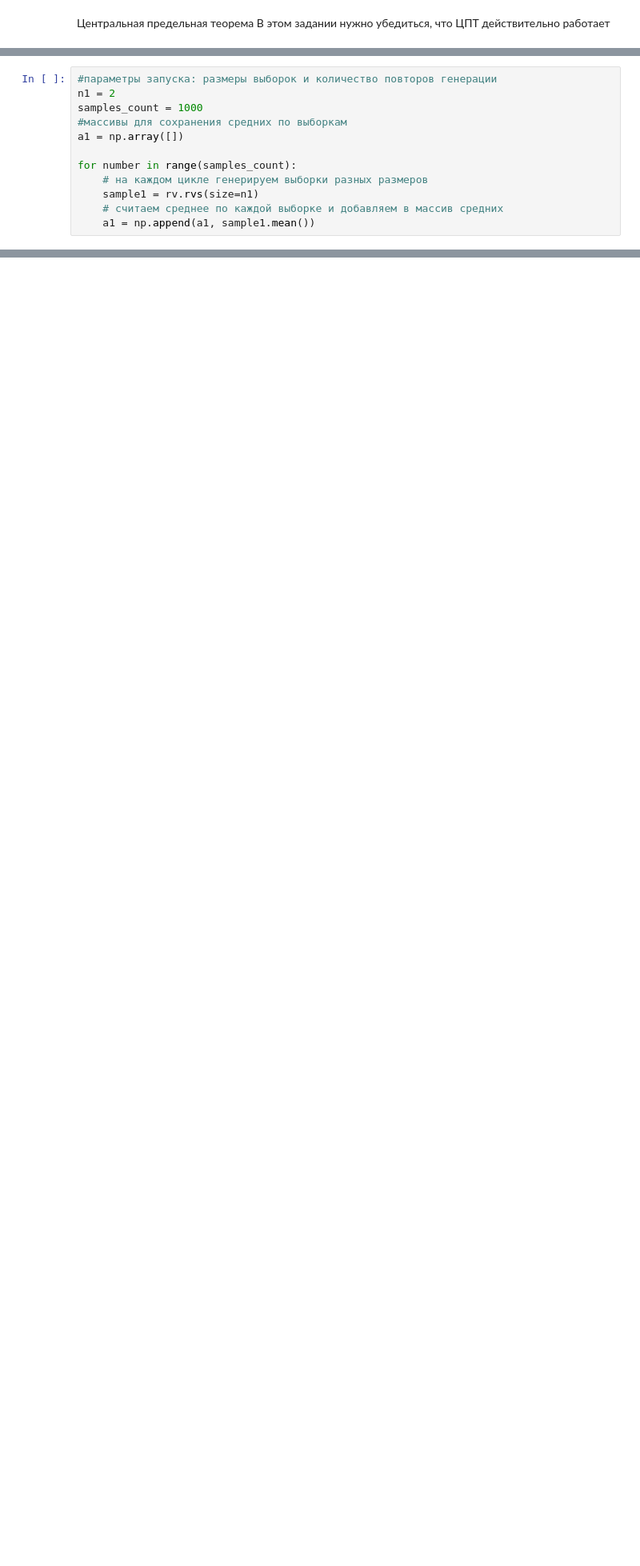
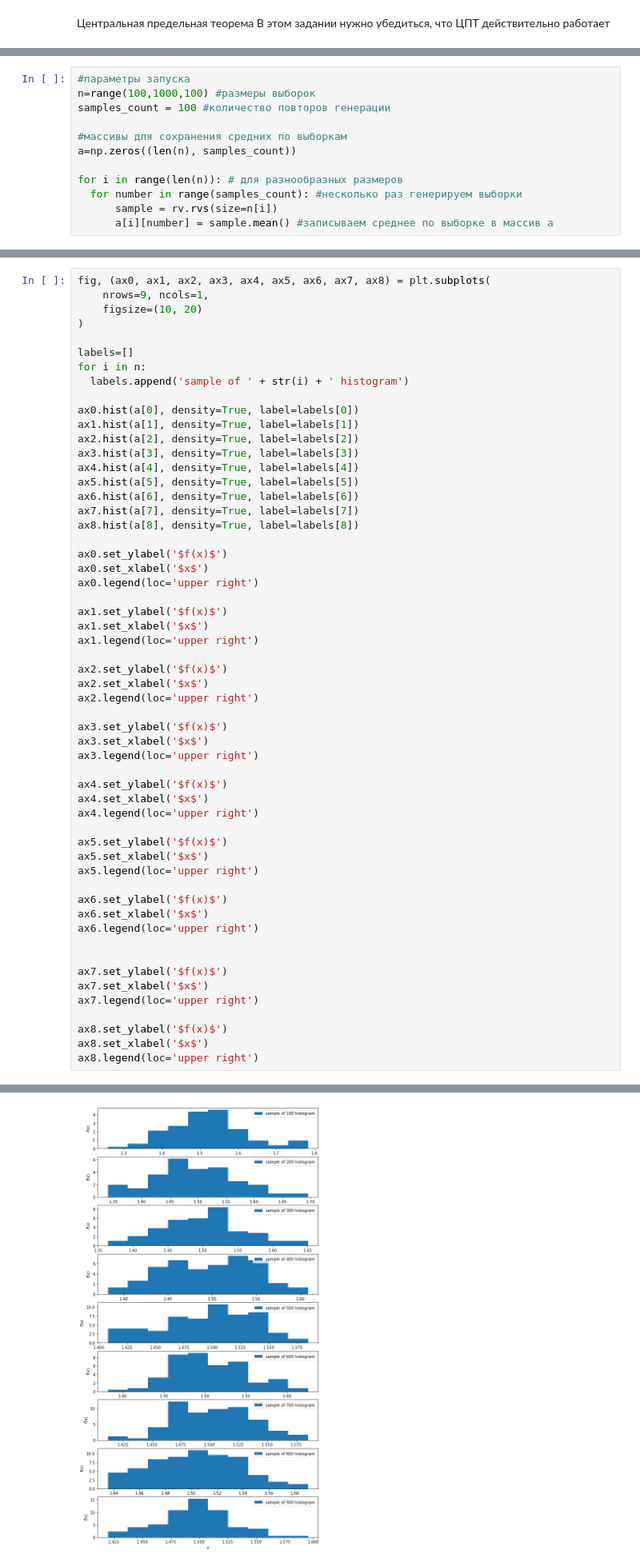
Before and after one commit to Natalya7oct/Feature-selection, a Jupyter notebook: HW_MDS_09.ipynb, the cells around one changed output, grey strips where cells are left out. Shown at 80% size. Cells and saved outputs as stored; diff of their text form; blank space fills up the shorter version.

```diff
--- a/HW_MDS_09.ipynb
+++ b/HW_MDS_09.ipynb
@@ -35,12 +31,12 @@ plt.show()
 # %%
-#параметры запуска: размеры выборок и количество повторов генерации
-n1 = 2
-samples_count = 1000
+#параметры запуска
+n=range(100,1000,100) #размеры выборок
+samples_count = 100 #количество повторов генерации
+
 #массивы для сохранения средних по выборкам
-a1 = np.array([])
+a=np.zeros((len(n), samples_count))
 
-for number in range(samples_count):
-    # на каждом цикле генерируем выборки разных размеров
-    sample1 = rv.rvs(size=n1)
-    # считаем среднее по каждой выборке и добавляем в массив средних
-    a1 = np.append(a1, sample1.mean())
+for i in range(len(n)): # для разнообразных размеров
+  for number in range(samples_count): #несколько раз генерируем выборки
+      sample = rv.rvs(size=n[i])
+      a[i][number] = sample.mean() #записываем среднее по выборке в массив a
@@ -58,0 +43,57 @@ Text(0.5, 0, '$x$')
+# %%
+fig, (ax0, ax1, ax2, ax3, ax4, ax5, ax6, ax7, ax8) = plt.subplots(
+    nrows=9, ncols=1,
+    figsize=(10, 20)
+)
+
+labels=[]
+for i in n:
+  labels.append('sample of ' + str(i) + ' histogram')
+
+ax0.hist(a[0], density=True, label=labels[0])
+ax1.hist(a[1], density=True, label=labels[1])
+ax2.hist(a[2], density=True, label=labels[2])
+ax3.hist(a[3], density=True, label=labels[3])
+ax4.hist(a[4], density=True, label=labels[4])
+ax5.hist(a[5], density=True, label=labels[5])
+ax6.hist(a[6], density=True, label=labels[6])
+ax7.hist(a[7], density=True, label=labels[7])
+ax8.hist(a[8], density=True, label=labels[8])
+
+ax0.set_ylabel('$f(x)$')
+ax0.set_xlabel('$x$')
+ax0.legend(loc='upper right')
+
+ax1.set_ylabel('$f(x)$')
+ax1.set_xlabel('$x$')
+ax1.legend(loc='upper right')
+
+ax2.set_ylabel('$f(x)$')
+ax2.set_xlabel('$x$')
+ax2.legend(loc='upper right')
+
+ax3.set_ylabel('$f(x)$')
+ax3.set_xlabel('$x$')
+ax3.legend(loc='upper right')
+
+ax4.set_ylabel('$f(x)$')
+ax4.set_xlabel('$x$')
+ax4.legend(loc='upper right')
+
+ax5.set_ylabel('$f(x)$')
+ax5.set_xlabel('$x$')
+ax5.legend(loc='upper right')
+
+ax6.set_ylabel('$f(x)$')
+ax6.set_xlabel('$x$')
+ax6.legend(loc='upper right')
+
+
+ax7.set_ylabel('$f(x)$')
+ax7.set_xlabel('$x$')
+ax7.legend(loc='upper right')
+
+ax8.set_ylabel('$f(x)$')
+ax8.set_xlabel('$x$')
+ax8.legend(loc='upper right')
+# %% [output]
@@ -58,0 +101 @@ Text(0.5, 0, '$x$')
+[figure, added]
```
Also changed, not shown: parts of 6 cells of this notebook.
